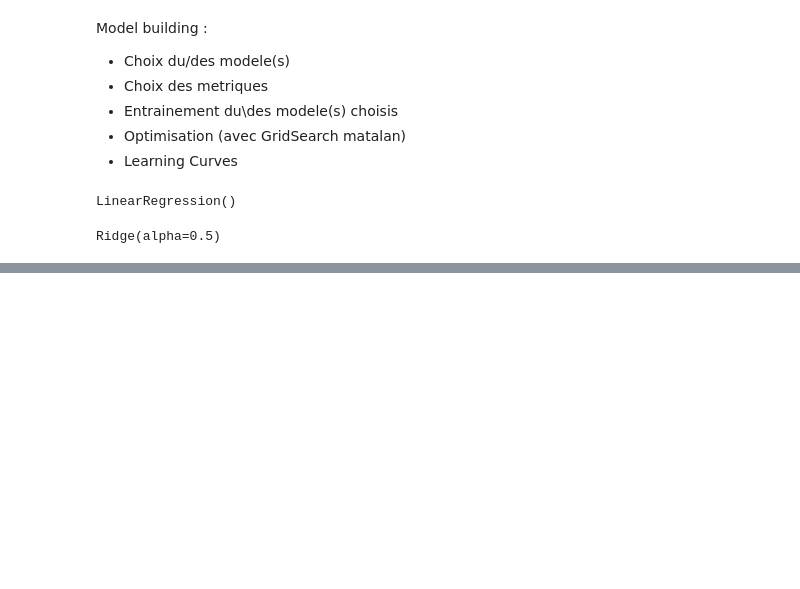
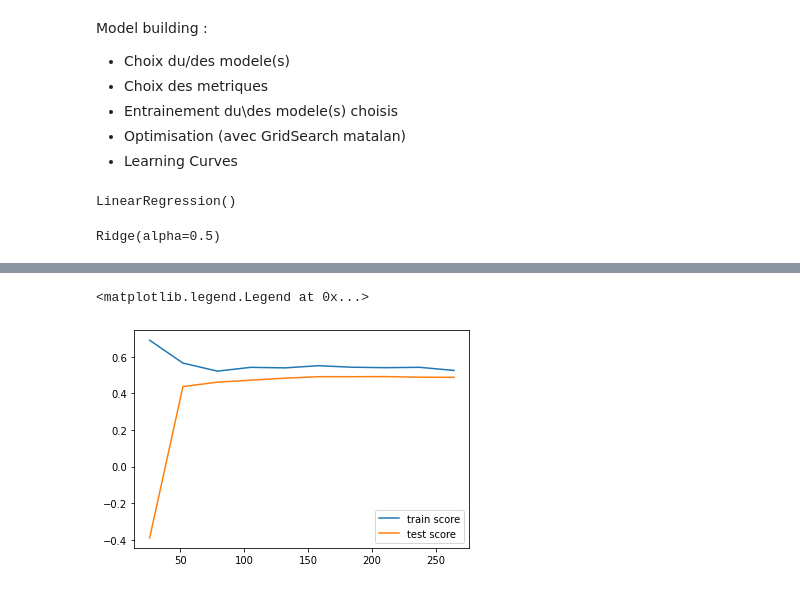
Before and after one commit to MohamedNennouche/Computer-Vision-with-Python, a Jupyter notebook: Seance 3/Prediction_du_taux_de_Diabete.ipynb, the cells around one changed output, grey strips where cells are left out. Drawn from its saved outputs; the diff is of its cells as text; code cells hidden in the pictures; blank space fills up the shorter version.

```diff
--- a/Seance 3/Prediction_du_taux_de_Diabete.ipynb
+++ b/Seance 3/Prediction_du_taux_de_Diabete.ipynb
@@ -130,0 +130,8 @@ print(r2)
+# %%
+N,trainscore, testscore = learning_curve(mdl1, xtr, ytr, cv=4, scoring='r2', train_sizes=np.linspace(0.1,1,10) )
+plt.plot(N, trainscore.mean(axis=1),label='train score')
+plt.plot(N, testscore.mean(axis=1),label='test score')
+plt.legend()
+# %% [output]
+<matplotlib.legend.Legend at 0x...>
+[figure, added]
```
Also changed, not shown: parts of 7 cells of this notebook.
